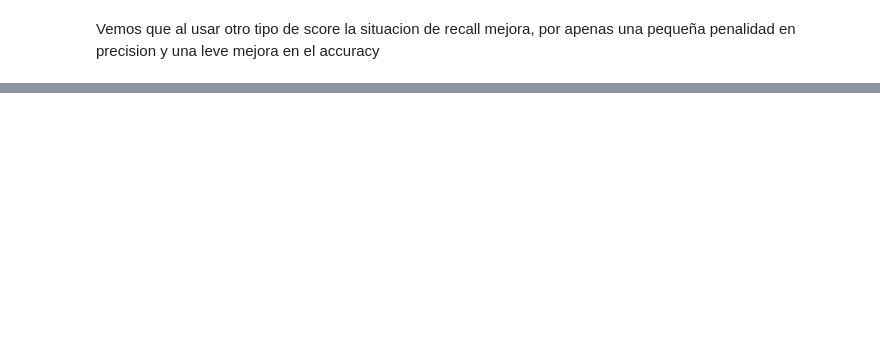
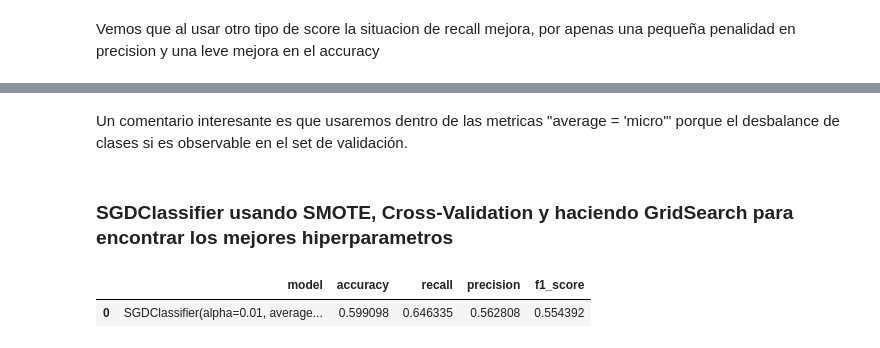
Before and after one commit to francozacco/Mentorias, a Jupyter notebook: TP03/Introducción_A_A.ipynb, the cells around one changed output, grey strips where cells are left out. Cells and saved outputs as stored; diff of their text form; code cells hidden in the pictures; blank space fills up the shorter version.

```diff
--- a/TP03/Introducción_A_A.ipynb
+++ b/TP03/Introducción_A_A.ipynb
@@ -1092,0 +1126,9 @@ Vemos que al usar otro tipo de score la situacion de recall mejora, por apenas u
+# %%
+from sklearn.model_selection import StratifiedKFold
+from imblearn.over_sampling import SMOTE
+from sklearn.metrics import accuracy_score, precision_score, recall_score, f1_score
+import warnings
+from sklearn.exceptions import DataConversionWarning
+
+warnings.filterwarnings(action='ignore')
+pd.set_option('display.max_colwidth', -1)
@@ -1092,0 +1181,23 @@ Vemos que al usar otro tipo de score la situacion de recall mejora, por apenas u
+# %% [markdown]
+Un comentario interesante es que usaremos dentro de las metricas "average = 'micro'" porque el desbalance de clases si es observable en el set de validación.
+# %% [markdown]
+### SGDClassifier usando SMOTE, Cross-Validation y haciendo GridSearch para encontrar los mejores hiperparametros
+# %%
+# SGDClassifier
+best_sgd = pd.DataFrame(columns = ['model', 'accuracy', 'recall', 'precision', 'f1_score'])
+
+for a in [0.01, 0.1, 1, 10]:
+    for l in ['log', 'hinge', 'perceptron']:
+        for p in ['l1', 'l2', None]:
+            sgd_clf = SGDClassifier(random_state=2402, alpha=a, loss=l, penalty=p)
+            my_scores = cv_and_smote(sgd_clf, X_train_std, y_train, X_test_std)
+            best_sgd = best_sgd.append({'model': sgd_clf,
+                                        'accuracy': my_scores[0],
+                                        'recall':  my_scores[1],
+                                        'precision':  my_scores[2],
+                                        'f1_score':  my_scores[3]}, ignore_index=True)
+
+best_sgd.iloc[[best_sgd['f1_score'].idxmax()]]
+# %% [output]
+|  | model | accuracy | recall | precision | f1_score |
+| 0 | SGDClassifier(alpha=0.01, average... | 0.599098 | 0.646335 | 0.562808 | 0.554392 |
```
Also changed, not shown: parts of 61 cells of this notebook.
